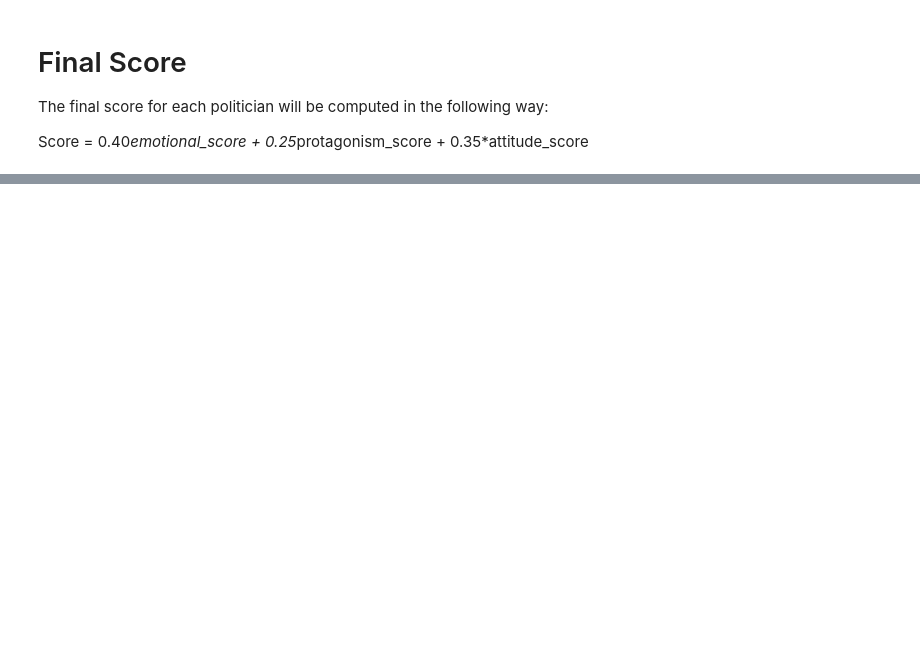
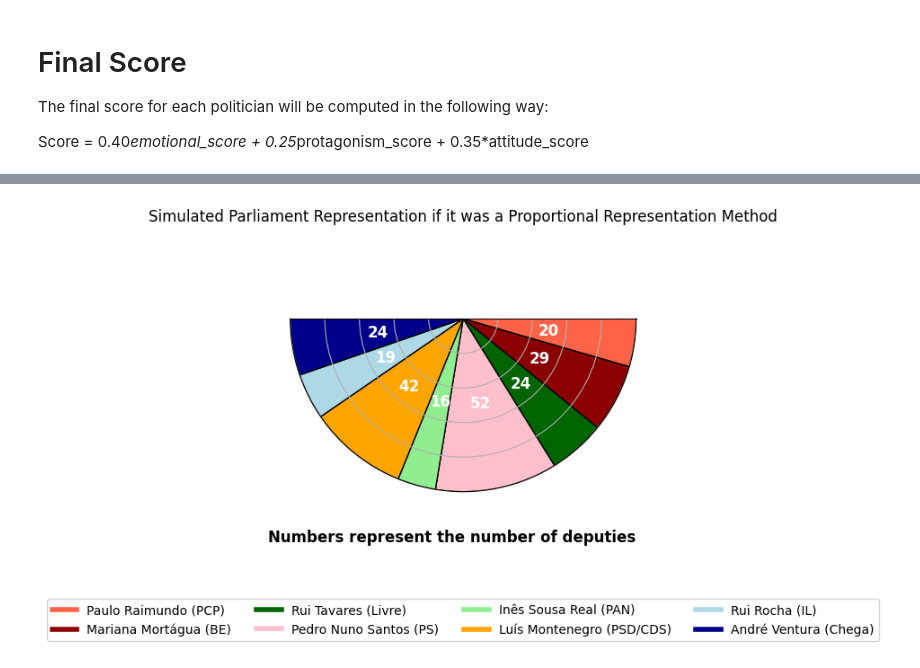
Before and after one commit to bernardoo-soares/BigData, a Jupyter notebook: Task3/Task3_FinalScore.ipynb, the cells around one changed output, grey strips where cells are left out. Cells and saved outputs as stored; diff of their text form; code cells hidden in the pictures; blank space fills up the shorter version.

```diff
--- a/Task3/Task3_FinalScore.ipynb
+++ b/Task3/Task3_FinalScore.ipynb
@@ -391,0 +430,51 @@ Text(0.5, 1.0, 'Politicians Final Score')
+# %%
+total_deputies = 230
+
+# Political parties and colors
+politicians = [
+    ('Paulo Raimundo', 'PCP', '#FF6347'),
+    ('Mariana Mortágua', 'BE', '#8B0000'),
+    ('Rui Tavares', 'Livre', '#006400'),
+    ('Pedro Nuno Santos', 'PS', '#FFC0CB'),
+    ('Inês Sousa Real', 'PAN', '#90EE90'),
+    ('Luís Montenegro', 'PSD/CDS', '#FFA500'),
+    ('Rui Rocha', 'IL', '#ADD8E6'),
+    ('André Ventura', 'Chega', '#00008B')
+]
+
+scores = [PauloRaimundo_score, Mortagua_score, RuiTavares_score, PNS_score, InesSousaReal_score, Montenegro_score, RuiRocha_score, Ventura_score]
+total_score = sum(scores)
+angles = [(score / total_score) * np.pi for score in scores]  # Convert scores to angles for the semicircle
+
+# Calculate number of deputies for each party
+deputies = [int(score / total_score * total_deputies) for score in scores]
+
+# Create the plot
+fig, ax = plt.subplots(figsize=(10, 5), subplot_kw={'projection': 'polar'})
+ax.set_theta_zero_location('S')  # Start from the south
+ax.set_theta_direction(-1)  # Clockwise
+ax.set_ylim(0, 1)
+ax.set_yticklabels([])
+ax.set_xticks([])
+ax.set_thetamin(90)
+ax.set_thetamax(-90)
+
+start_angle = -np.pi / 2  # Start from -90 degrees
+for (name, party, color), angle, deputy_count in zip(politicians, angles, deputies):
+    bar = ax.bar(start_angle + angle / 2, 1, width=angle, color=color, edgecolor='black')
+    # Add the number of deputies on each bar
+    ax.text(start_angle + angle / 2, 0.5, str(deputy_count), ha='center', va='center', color='white', fontweight='bold', fontsize=12)
+    start_angle += angle
+
+# Add a legend
+legend_labels = [f'{name} ({party})' for name, party, color in politicians]
+legend_colors = [plt.Line2D([0], [0], color=color, lw=4) for name, party, color in politicians]
+ax.legend(legend_colors, legend_labels, loc='lower center', bbox_to_anchor=(0.5, -0.2), ncol=4)
+
+# Add title and explanation for numbers
+ax.set_title('Simulated Parliament Representation if it was a Proportional Representation Method', va='bottom')
+plt.figtext(0.5, 0.2, 'Numbers represent the number of deputies', ha='center', va='center', fontsize=12, fontweight='bold')
+
+plt.show()
+# %% [output]
+[figure, added]
```
Also changed, not shown: parts of 3 cells of this notebook.
